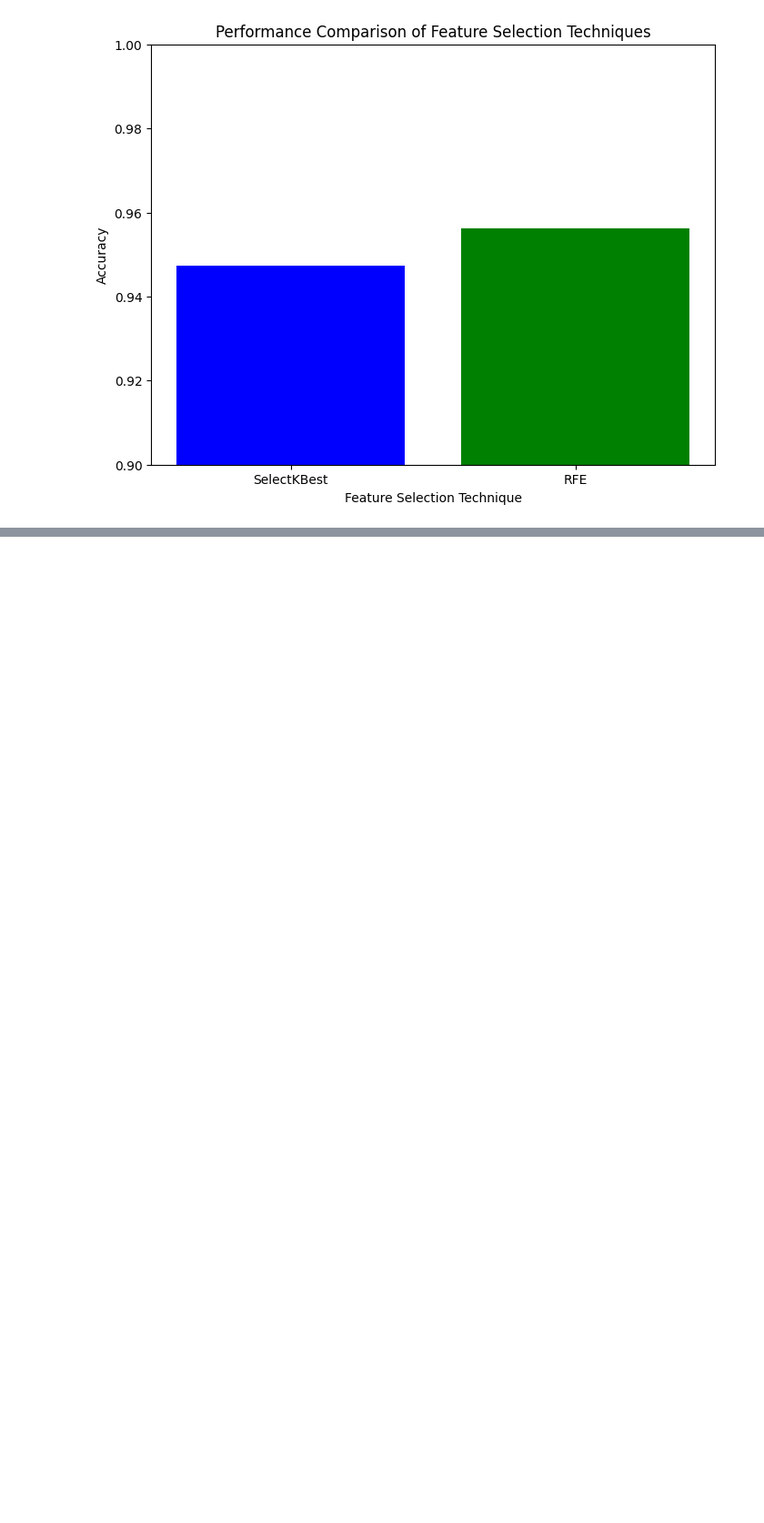
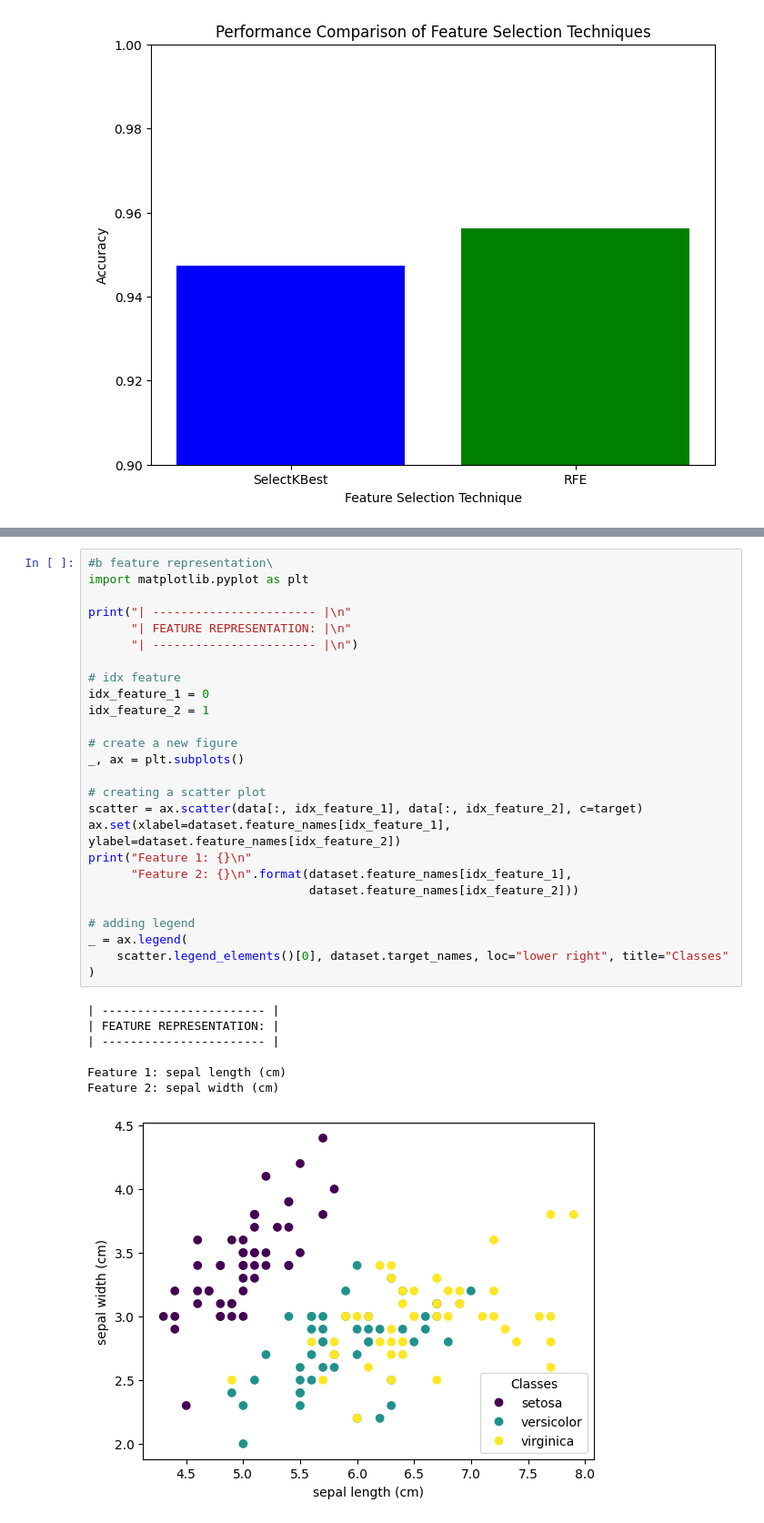
Before and after one commit to Habtamuyihun561/MAIA, a Jupyter notebook: Copy_of_ml_lab_1.ipynb, the cells around one changed output, grey strips where cells are left out. Shown at 91% size. Drawn from its saved outputs; the diff is of its cells as text; blank space fills up the shorter version.

```diff
--- a/Copy_of_ml_lab_1.ipynb
+++ b/Copy_of_ml_lab_1.ipynb
@@ -392,0 +568,34 @@ plt.show()
+# %%
+#b feature representation\
+import matplotlib.pyplot as plt
+
+print("| ----------------------- |\n"
+      "| FEATURE REPRESENTATION: |\n"
+      "| ----------------------- |\n")
+
+# idx feature
+idx_feature_1 = 0
+idx_feature_2 = 1
+
+# create a new figure
+_, ax = plt.subplots()
+
+# creating a scatter plot
+scatter = ax.scatter(data[:, idx_feature_1], data[:, idx_feature_2], c=target)
+ax.set(xlabel=dataset.feature_names[idx_feature_1], ylabel=dataset.feature_names[idx_feature_2])
+print("Feature 1: {}\n"
+      "Feature 2: {}\n".format(dataset.feature_names[idx_feature_1],
+                               dataset.feature_names[idx_feature_2]))
+
+# adding legend
+_ = ax.legend(
+    scatter.legend_elements()[0], dataset.target_names, loc="lower right", title="Classes"
+)
+# %% [output]
+| ----------------------- |
+| FEATURE REPRESENTATION: |
+| ----------------------- |
+
+Feature 1: sepal length (cm)
+Feature 2: sepal width (cm)
+[figure, added]
```
Also changed, not shown: parts of 30 cells of this notebook.
